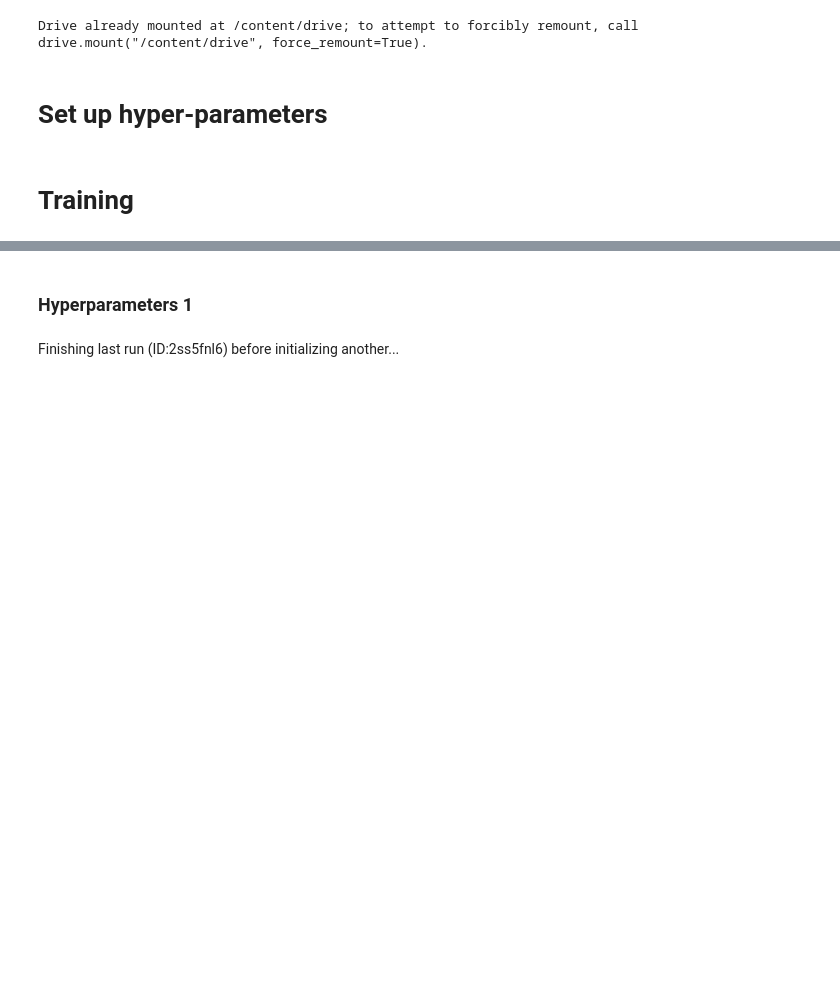
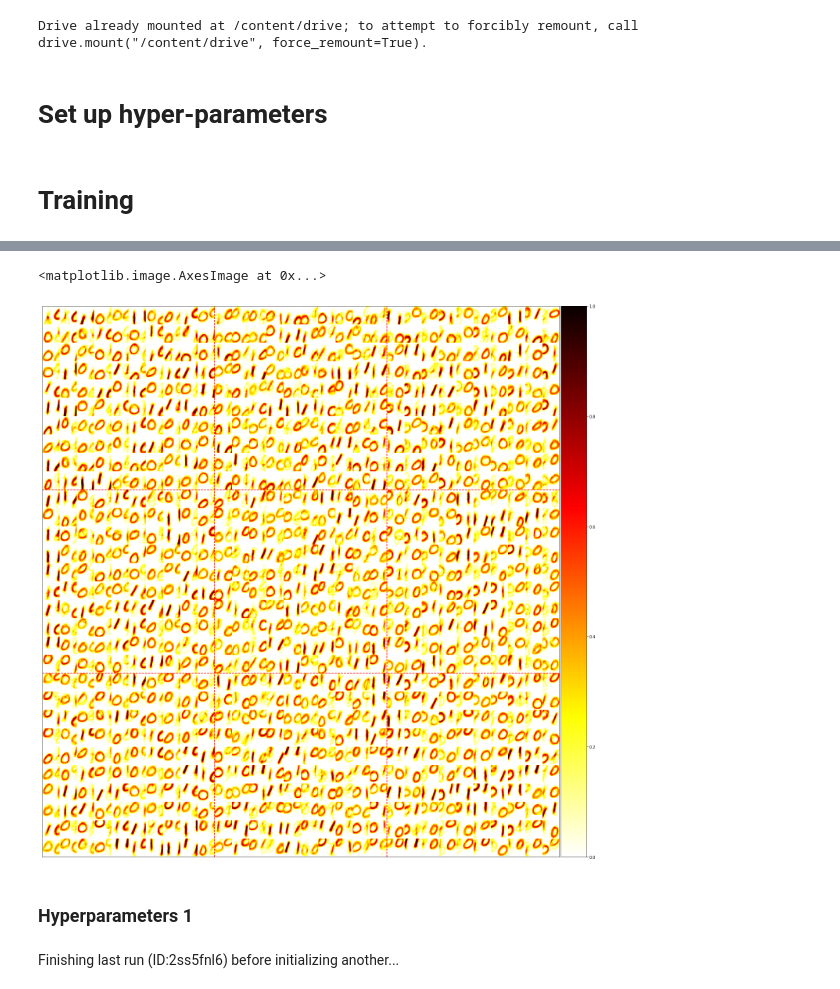
Before and after one commit to Singular-Brain/DeepBioLCNet, a Jupyter notebook: BioLCNet_XOR_MNIST.ipynb, the cells around one changed output, grey strips where cells are left out. Drawn from its saved outputs; the diff is of its cells as text; code cells hidden in the pictures; blank space fills up the shorter version.

```diff
--- a/BioLCNet_XOR_MNIST.ipynb
+++ b/BioLCNet_XOR_MNIST.ipynb
@@ -1875,19 +1875,22 @@ KeyboardInterrupt: ignored
 #     #plot_locally_connected_weights_meh2(net.connections[('input', 'main1')].w,spikes,100,1,0,20,12,3)
 #     plt.show()
 # %%
-# compute_size = lambda inp_size, k, s: int((inp_size-k)/s) + 1
+compute_size = lambda inp_size, k, s: int((inp_size-k)/s) + 1
 
-# plot_locally_connected_weights(
-#     weights= net.connections[("input","main1")].w,
-#     n_filters= hparams["n_channels1"],
-#     kernel_size= hparams["filter_size1"],
-#     conv_size= compute_size(hparams["crop_size"], hparams["filter_size1"], hparams["stride1"]),
-#     locations= net.connections[("input","main1")].locations,
-#     input_sqrt= hparams["crop_size"],
-#     wmin = 0.0,
-#     wmax = 1.0,
-#     figsize=(20, 20),
-#     cmap = "hot_r",)
+plot_locally_connected_weights(
+    weights= net.connections[("input","main1")].w,
+    n_filters= hparams["n_channels1"],
+    kernel_size= hparams["filter_size1"],
+    conv_size= compute_size(hparams["crop_size"], hparams["filter_size1"], hparams["stride1"]),
+    locations= net.connections[("input","main1")].locations,
+    input_sqrt= hparams["crop_size"],
+    wmin = 0.0,
+    wmax = 1.0,
+    figsize=(20, 20),
+    cmap = "hot_r",)
+# %% [output]
+<matplotlib.image.AxesImage at 0x...>
+[figure, added]
 # %%
 # plot_locally_connected_weights_meh(net.connections[('input','main1')].w,net.connections[(net.final_connection_source_name,'output')].w,\
 #                                     0,5,net.neuron_per_class,net.n_channels1,net.in_channels,0,net.crop_size,net.filter_size1,net.layers['main1'].shape[1])
```
Also changed, not shown: parts of 4 cells of this notebook.
